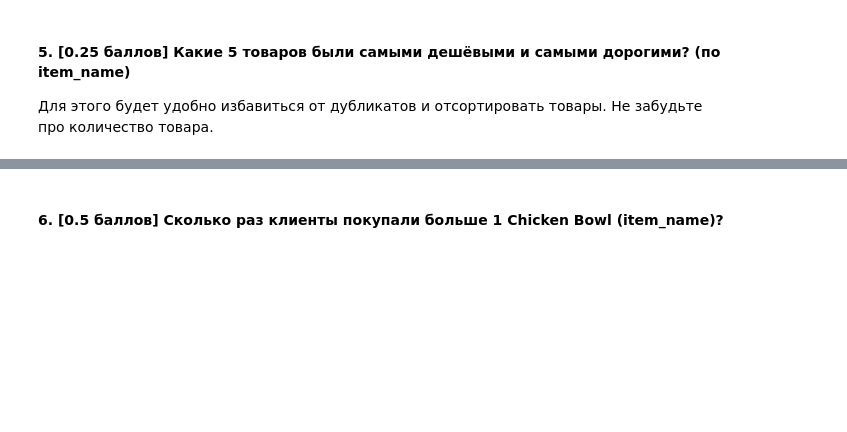
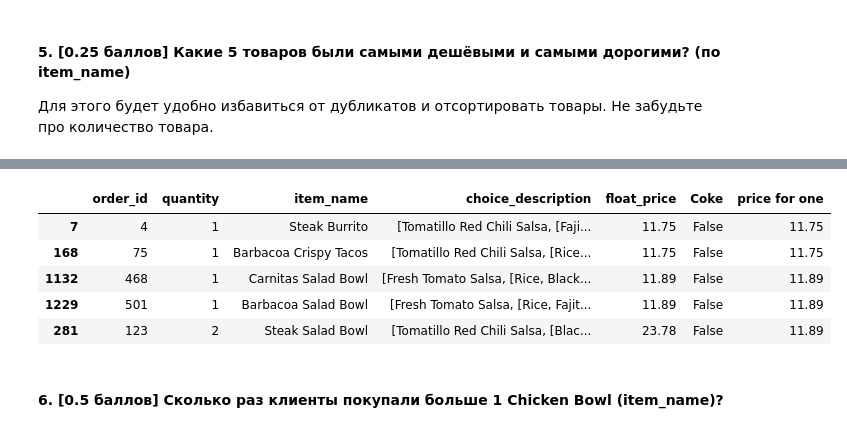
Before and after one commit to h3avydirtysoul/MachineLearning2023, a Jupyter notebook: homework-practice-01-pandas.ipynb, the cells around one changed output, grey strips where cells are left out. Cells and saved outputs as stored; diff of their text form; code cells hidden in the pictures; blank space fills up the shorter version.

```diff
--- a/homework-practice-01-pandas.ipynb
+++ b/homework-practice-01-pandas.ipynb
@@ -221,3 +237,12 @@ data
+# %%
+data_no_dup.sort_values(by = ['price for one']).tail(5)
+# %% [output]
+|  | order_id | quantity | item_name | choice_description | float_price | Coke | price for one |
+| 7 | 4 | 1 | Steak Burrito | [Tomatillo Red Chili Salsa, [Faji... | 11.75 | False | 11.75 |
+| 168 | 75 | 1 | Barbacoa Crispy Tacos | [Tomatillo Red Chili Salsa, [Rice... | 11.75 | False | 11.75 |
+| 1132 | 468 | 1 | Carnitas Salad Bowl | [Fresh Tomato Salsa, [Rice, Black... | 11.89 | False | 11.89 |
+| 1229 | 501 | 1 | Barbacoa Salad Bowl | [Fresh Tomato Salsa, [Rice, Fajit... | 11.89 | False | 11.89 |
+| 281 | 123 | 2 | Steak Salad Bowl | [Tomatillo Red Chili Salsa, [Blac... | 23.78 | False | 11.89 |
 # %% [markdown]
 #### 6. [0.5 баллов] Сколько раз клиенты покупали больше 1 Chicken Bowl (item_name)?
 # %%
```
Also changed, not shown: parts of 1 cell of this notebook.
